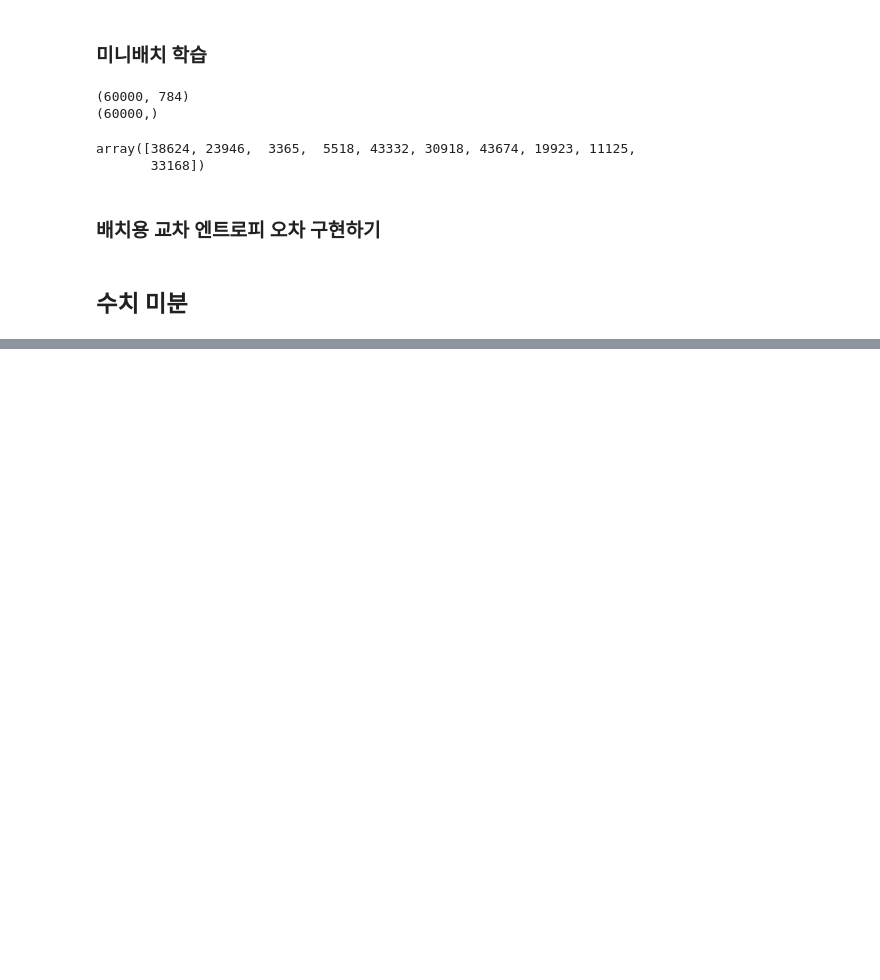
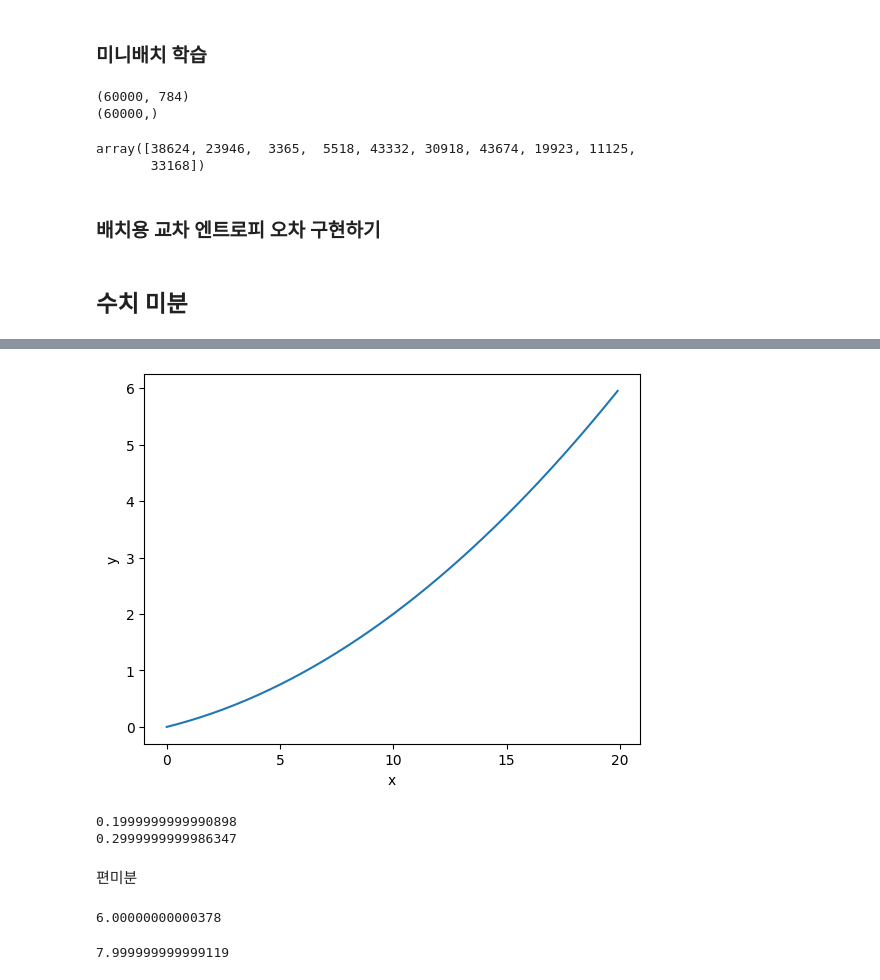
Before and after one commit to Chanmuzi/Deep-Learning-from-Scratch, a Jupyter notebook: 1권/ch04.ipynb, the cells around one changed output, grey strips where cells are left out. Cells and saved outputs as stored; diff of their text form; code cells hidden in the pictures; blank space fills up the shorter version.

Commit message:
ch04: numerical differentiation

```diff
--- a/1권/ch04.ipynb
+++ b/1권/ch04.ipynb
@@ -96,0 +135,18 @@ def cross_entropy_error(y, t):
+# %%
+plt.xlabel('x')
+plt.ylabel('y')
+# x축 눈금 범위를 변경하여 축을 교재와 동일하게 표현
+plt.xticks(np.arange(0,25,5,dtype=np.int_))
+
+plt.plot(x, y)
+plt.show()
+# %% [output]
+[figure, added]
+# %%
+print(numerical_diff(function_1, 5))
+print(numerical_diff(function_1, 10))
+# %% [output]
+0.1999999999990898
+0.2999999999986347
+# %% [markdown]
+편미분
@@ -96,0 +156,16 @@ def cross_entropy_error(y, t):
+# %%
+# 여기서 상수를 바꾸더라도 미분에는 영향을 주지 않음. 변수 x1이 아니기 때문.
+def function_tmp1(x0):
+    return x0*x0 + 4.0**2.0
+
+numerical_diff(function_tmp1, 3.0)
+# %% [output]
+6.00000000000378
+# %%
+# 여기서 상수를 바꾸더라도 미분에는 영향을 주지 않음. 변수 x1이 아니기 때문.
+def function_tmp2(x1):
+    return 3.0**2.0 + x1*x1
+
+numerical_diff(function_tmp2, 4.0)
+# %% [output]
+7.999999999999119
```
Also changed, not shown: parts of 9 cells of this notebook.
